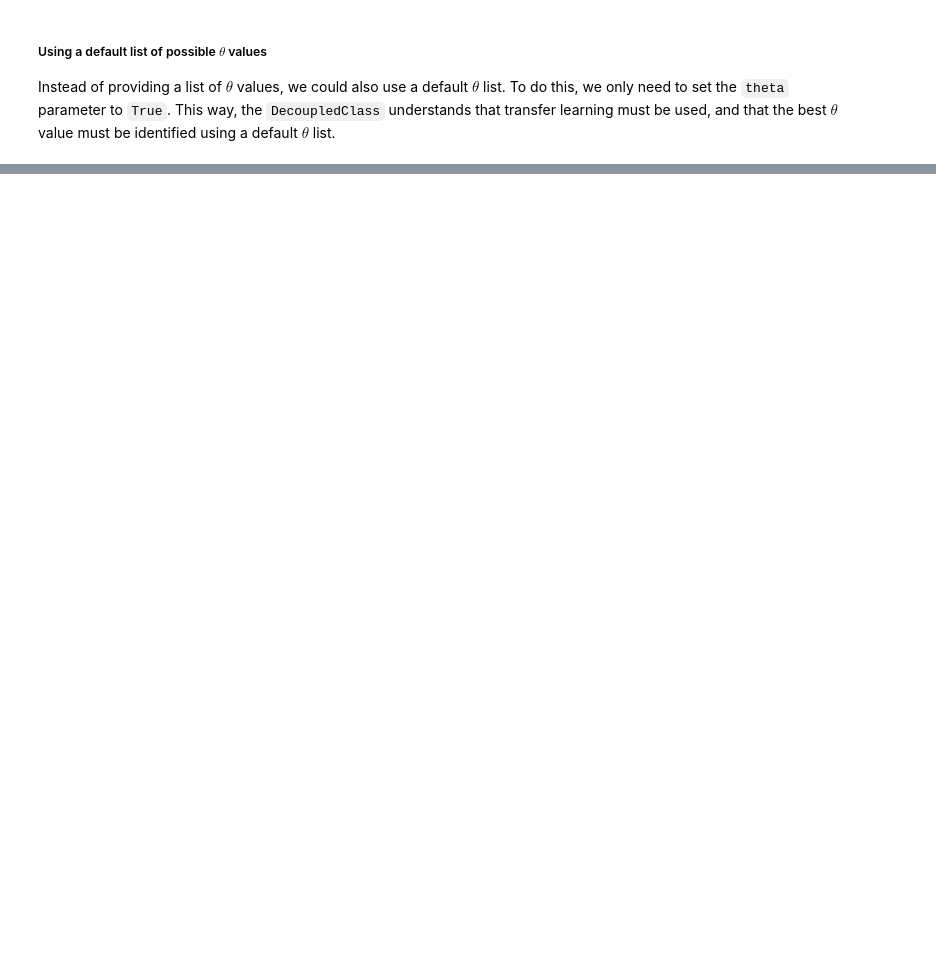
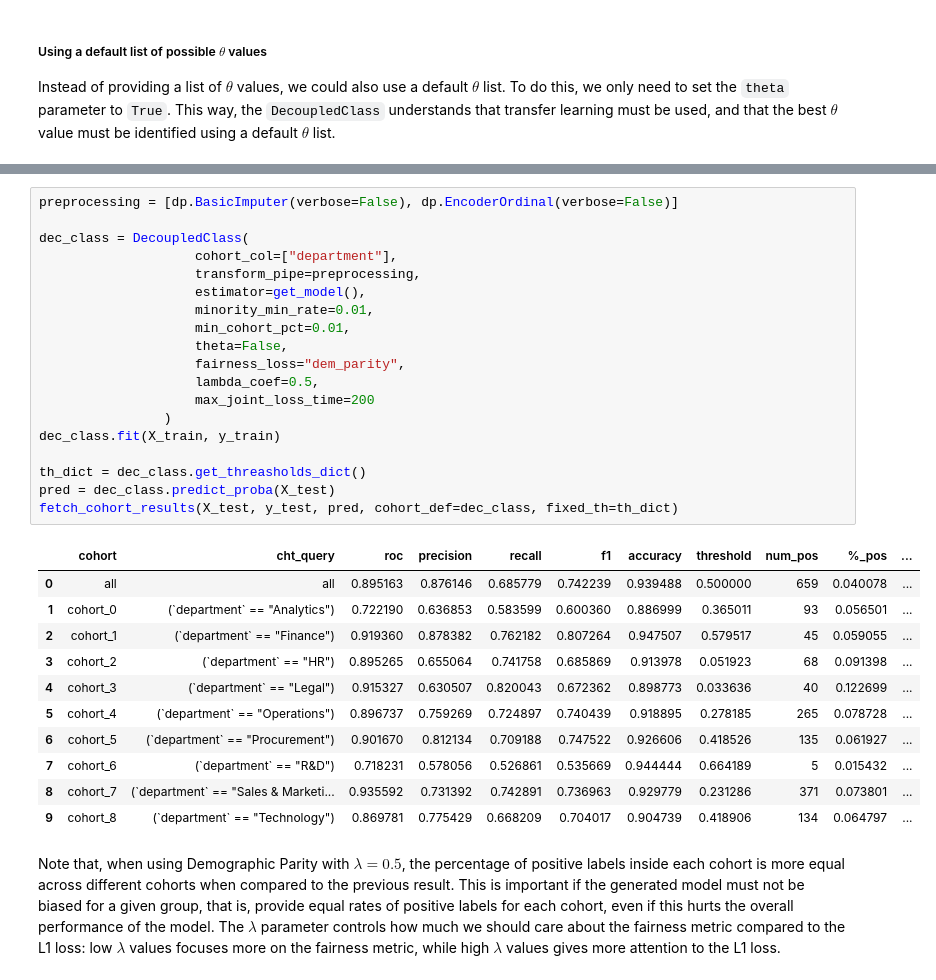
Before and after one commit to microsoft/responsible-ai-toolbox-mitigations, a Jupyter notebook: notebooks/cohort/decoupled.ipynb, the cells around one changed output, grey strips where cells are left out. Cells and saved outputs as stored; diff of their text form; blank space fills up the shorter version.

Commit message:
Added fairness loss

```diff
--- a/notebooks/cohort/decoupled.ipynb
+++ b/notebooks/cohort/decoupled.ipynb
@@ -430,0 +471,33 @@ fetch_cohort_results(X_test, y_test, pred_test, cohort_def=cohort_def, fixed_th=
+# %%
+preprocessing = [dp.BasicImputer(verbose=False), dp.EncoderOrdinal(verbose=False)]
+
+dec_class = DecoupledClass(
+                    cohort_col=["department"],
+                    transform_pipe=preprocessing,
+                    estimator=get_model(),
+                    minority_min_rate=0.01,
+                    min_cohort_pct=0.01,
+                    theta=False,
+                    fairness_loss="dem_parity",
+                    lambda_coef=0.5,
+                    max_joint_loss_time=200
+                )
+dec_class.fit(X_train, y_train)
+
+th_dict = dec_class.get_threasholds_dict()
+pred = dec_class.predict_proba(X_test)
+fetch_cohort_results(X_test, y_test, pred, cohort_def=dec_class, fixed_th=th_dict)
+# %% [output]
+|  | cohort | cht_query | roc | precision | recall | f1 | accuracy | threshold | num_pos | %_pos | ... |
+| 0 | all | all | 0.895163 | 0.876146 | 0.685779 | 0.742239 | 0.939488 | 0.500000 | 659 | 0.040078 | ... |
+| 1 | cohort_0 | (`department` == "Analytics") | 0.722190 | 0.636853 | 0.583599 | 0.600360 | 0.886999 | 0.365011 | 93 | 0.056501 | ... |
+| 2 | cohort_1 | (`department` == "Finance") | 0.919360 | 0.878382 | 0.762182 | 0.807264 | 0.947507 | 0.579517 | 45 | 0.059055 | ... |
+| 3 | cohort_2 | (`department` == "HR") | 0.895265 | 0.655064 | 0.741758 | 0.685869 | 0.913978 | 0.051923 | 68 | 0.091398 | ... |
+| 4 | cohort_3 | (`department` == "Legal") | 0.915327 | 0.630507 | 0.820043 | 0.672362 | 0.898773 | 0.033636 | 40 | 0.122699 | ... |
+| 5 | cohort_4 | (`department` == "Operations") | 0.896737 | 0.759269 | 0.724897 | 0.740439 | 0.918895 | 0.278185 | 265 | 0.078728 | ... |
+| 6 | cohort_5 | (`department` == "Procurement") | 0.901670 | 0.812134 | 0.709188 | 0.747522 | 0.926606 | 0.418526 | 135 | 0.061927 | ... |
+| 7 | cohort_6 | (`department` == "R&D") | 0.718231 | 0.578056 | 0.526861 | 0.535669 | 0.944444 | 0.664189 | 5 | 0.015432 | ... |
+| 8 | cohort_7 | (`department` == "Sales & Marketi... | 0.935592 | 0.731392 | 0.742891 | 0.736963 | 0.929779 | 0.231286 | 371 | 0.073801 | ... |
+| 9 | cohort_8 | (`department` == "Technology") | 0.869781 | 0.775429 | 0.668209 | 0.704017 | 0.904739 | 0.418906 | 134 | 0.064797 | ... |
+# %% [markdown]
+Note that, when using Demographic Parity with $\lambda = 0.5$, the percentage of positive labels inside each cohort is more equal across different cohorts when compared to the previous result. This is important if the generated model must not be biased for a given group, that is, provide equal rates of positive labels for each cohort, even if this hurts the overall performance of the model. The $\lambda$ parameter controls how much we should care about the fairness metric compared to the L1 loss: low $\lambda$ values focuses more on the fairness metric, while high $\lambda$ values gives more attention to the L1 loss.
```
Also changed, not shown: parts of 12 cells of this notebook, 9 other files.
